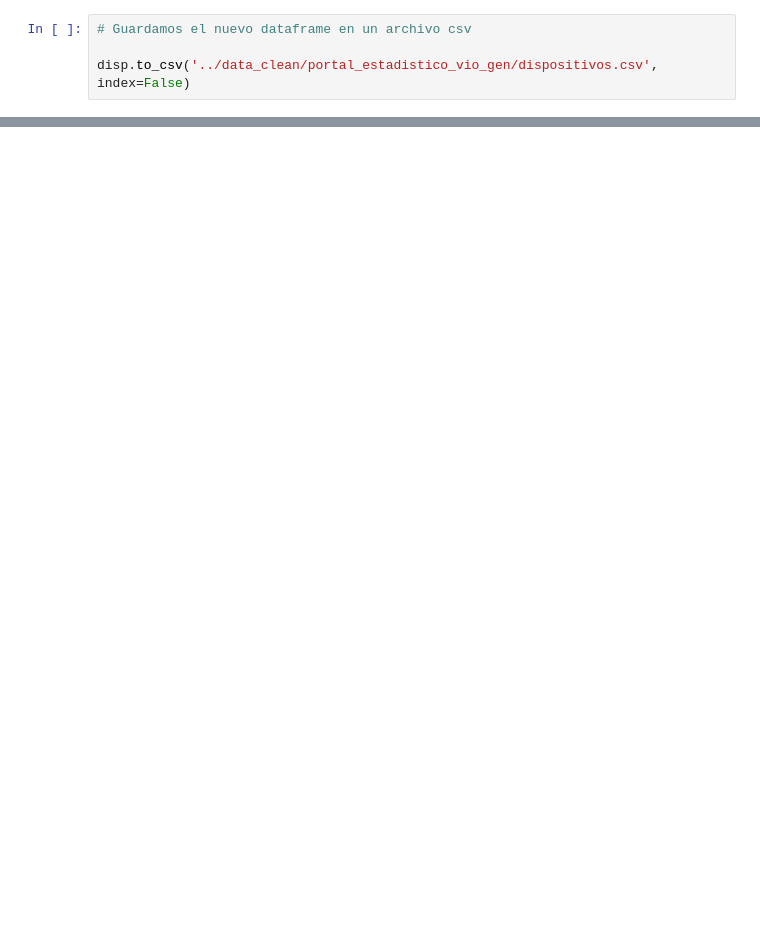
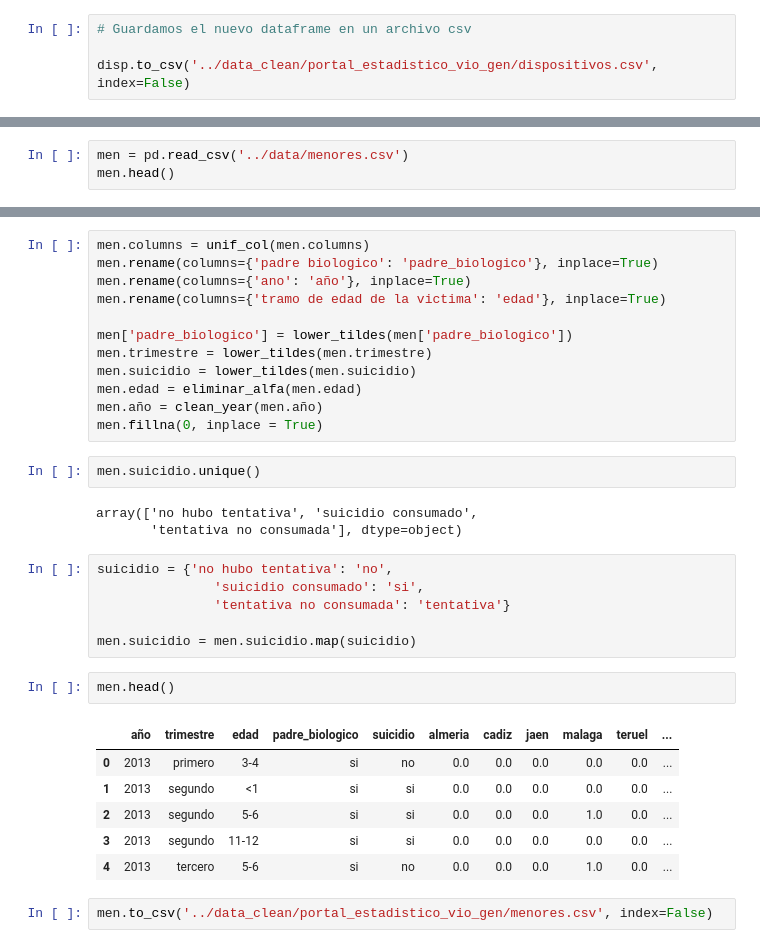
Before and after one commit to NoeRoson/Final_project, a Jupyter notebook: code/limpieza.ipynb, the cells around one changed output, grey strips where cells are left out. Cells and saved outputs as stored; diff of their text form; blank space fills up the shorter version.

Commit message:
limpiando victimas

```diff
--- a/code/limpieza.ipynb
+++ b/code/limpieza.ipynb
@@ -235,0 +245,3 @@ disp.to_csv('../data_clean/portal_estadistico_vio_gen/dispositivos.csv', index=F
+# %%
+men = pd.read_csv('../data/menores.csv')
+men.head()
@@ -235,0 +255,34 @@ disp.to_csv('../data_clean/portal_estadistico_vio_gen/dispositivos.csv', index=F
+# %%
+men.columns = unif_col(men.columns)
+men.rename(columns={'padre biologico': 'padre_biologico'}, inplace=True)
+men.rename(columns={'ano': 'año'}, inplace=True)
+men.rename(columns={'tramo de edad de la victima': 'edad'}, inplace=True)
+
+men['padre_biologico'] = lower_tildes(men['padre_biologico'])
+men.trimestre = lower_tildes(men.trimestre)
+men.suicidio = lower_tildes(men.suicidio)
+men.edad = eliminar_alfa(men.edad)
+men.año = clean_year(men.año)
+men.fillna(0, inplace = True)
+# %%
+men.suicidio.unique()
+# %% [output]
+array(['no hubo tentativa', 'suicidio consumado',
+       'tentativa no consumada'], dtype=object)
+# %%
+suicidio = {'no hubo tentativa': 'no',
+               'suicidio consumado': 'si',
+               'tentativa no consumada': 'tentativa'}
+
+men.suicidio = men.suicidio.map(suicidio)
+# %%
+men.head()
+# %% [output]
+|  | año | trimestre | edad | padre_biologico | suicidio | almeria | cadiz | jaen | malaga | teruel | ... |
+| 0 | 2013 | primero | 3-4 | si | no | 0.0 | 0.0 | 0.0 | 0.0 | 0.0 | ... |
+| 1 | 2013 | segundo | <1 | si | si | 0.0 | 0.0 | 0.0 | 0.0 | 0.0 | ... |
+| 2 | 2013 | segundo | 5-6 | si | si | 0.0 | 0.0 | 0.0 | 1.0 | 0.0 | ... |
+| 3 | 2013 | segundo | 11-12 | si | si | 0.0 | 0.0 | 0.0 | 0.0 | 0.0 | ... |
+| 4 | 2013 | tercero | 5-6 | si | no | 0.0 | 0.0 | 0.0 | 1.0 | 0.0 | ... |
+# %%
+men.to_csv('../data_clean/portal_estadistico_vio_gen/menores.csv', index=False)
```
Also changed, not shown: parts of 32 cells of this notebook, 3 other files.
